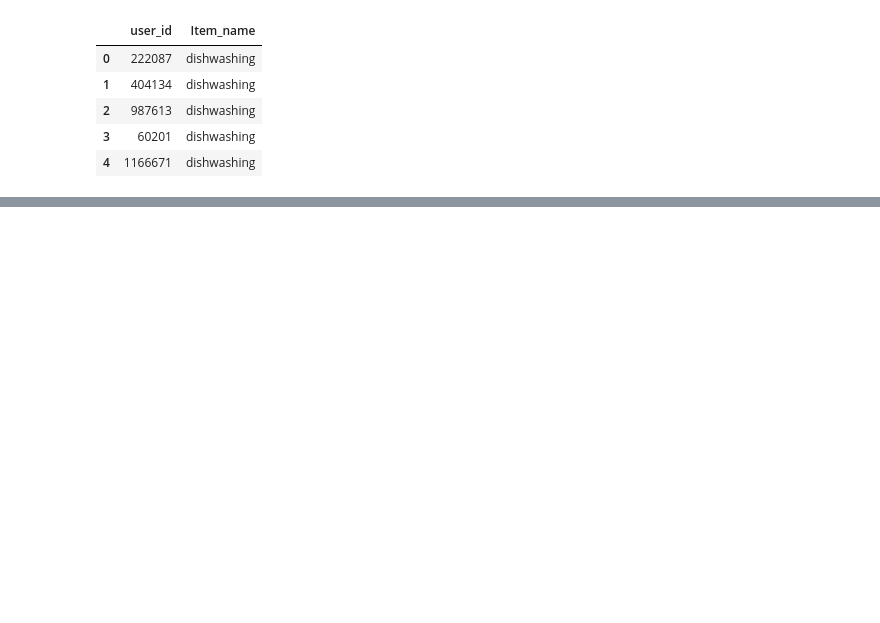
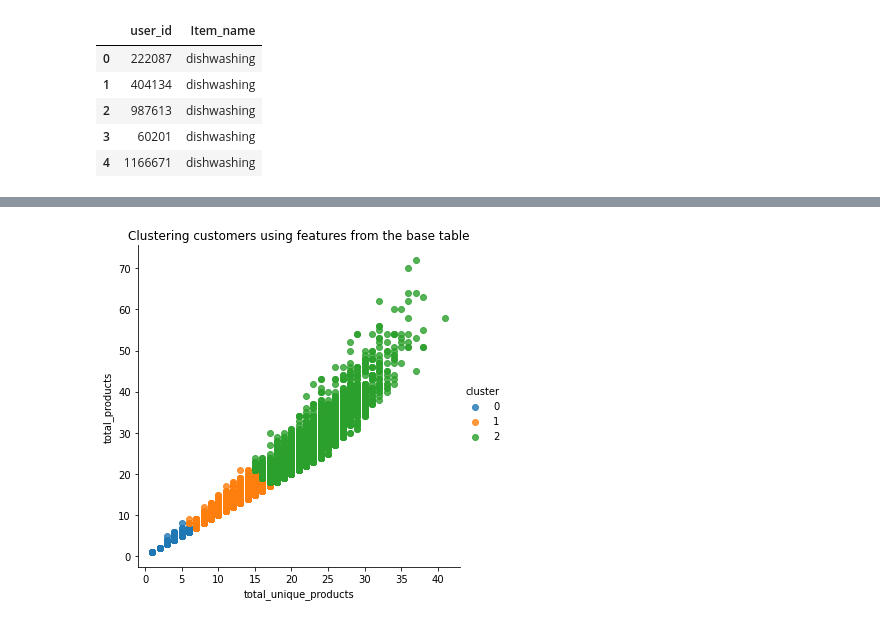
Before and after one commit to socalrug/bookclub, a Jupyter notebook: Club-09-Interview_Take-home_Challenges/session_5/Customer Clustering Analysis.ipynb, the cells around one changed output, grey strips where cells are left out. Saved outputs shown, nothing was run; the diff lists cells and outputs as text; code cells hidden in the pictures; blank space fills up the shorter version.

Commit message:
Huy_version2
Refactor the code from version 1 and add clustering by KMeans.

```diff
--- a/Club-09-Interview_Take-home_Challenges/session_5/Customer Clustering Analysis.ipynb
+++ b/Club-09-Interview_Take-home_Challenges/session_5/Customer Clustering Analysis.ipynb
@@ -153,0 +231,9 @@ assert np.sum([full['user_id'] == 269335]) == 72
+# %%
+product_data = \
+(
+    full.groupby(by=['user_id'])['Item_name'].agg(['count', 'nunique'])
+    .rename(columns={'count': 'total_products', 'nunique': 'total_unique_products'})
+    .sort_values(by=['total_products'], ascending=False)
+)
+
+product_data.head()
@@ -210,0 +610,3 @@ most_valuable_customer
+# %%
+base_pipeline = make_pipeline(StandardScaler(), KMeans(n_clusters=3, random_state=42))
+base_pipeline.fit(product_data)
@@ -210,0 +616,3 @@ most_valuable_customer
+# %%
+product_data['cluster'] = base_pipeline.predict(product_data)
+product_data.head()
@@ -210,0 +627,11 @@ most_valuable_customer
+# %%
+# visualize the clusters
+_ = sns.lmplot(x='total_unique_products', y='total_products', hue='cluster',
+               data=product_data, fit_reg=False)
+
+title = 'Clustering customers using features from the base table'
+_ = plt.title(title)
+
+plt.show()
+# %% [output]
+[figure, added]
```
Also changed, not shown: parts of 80 cells of this notebook.
